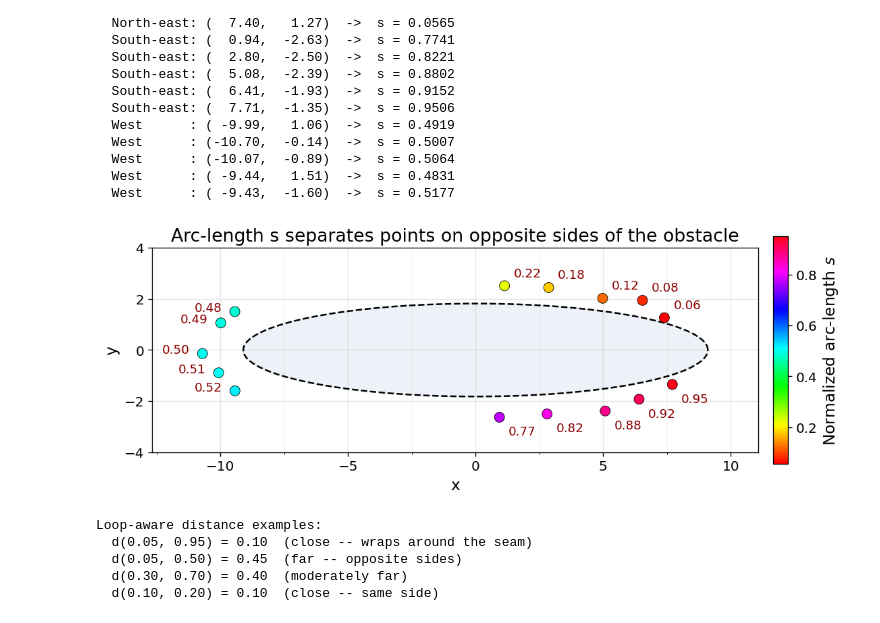
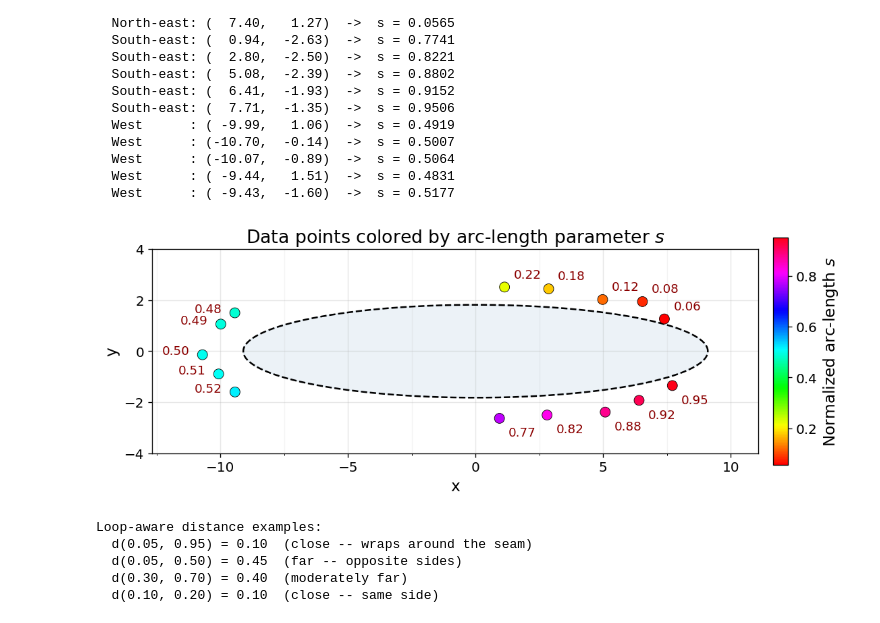
Before and after one commit to Michele-75/obstacle-aware-clustering, a Jupyter notebook: notebooks/01_toy_problem_ellipse.ipynb, the cells around one changed output. Cells and saved outputs as stored; diff of their text form; code cells hidden in the pictures.

Commit message:
Small graph changes in toy problem notebook

```diff
--- a/notebooks/01_toy_problem_ellipse.ipynb
+++ b/notebooks/01_toy_problem_ellipse.ipynb
@@ -36,7 +36,7 @@ plt.rcParams.update({
     'xtick.labelsize': 12,
     'ytick.labelsize': 12,
     'legend.fontsize': 12,
-    'figure.titlesize': 22,
+    'figure.titlesize': 18,
 })
 # Consistent cluster colors for all plots
 CLUSTER_COLORS = ['#e74c3c', '#3498db', '#2ecc71']
@@ -329,35 +329,35 @@ fig, ax = plt.subplots(figsize=(10, 6))
 # HSV colormap wraps around so s=0 and s=1 show the same color,
 # reflecting that the boundary is a closed loop
 scatter = ax.scatter(raw_data[:, 0], raw_data[:, 1], c=s_values, cmap='hsv',
                      s=80, edgecolors='black', linewidth=0.5, zorder=3)
 plt.colorbar(scatter, ax=ax, label='Normalized arc-length $s$',
              shrink=0.5, aspect=15, pad=0.02)
 
 # Label each point with its s value, offsetting by group so labels
 # don't land on neighboring dots
 # 0 = north-east (label above-right), 1 = south-east (below-right), 2 = west (left)
 group_offsets = {0: (8, 8), 1: (8, -16), 2: (-36, 0)}
 
 for (x, y), s, lbl in zip(raw_data, s_values, true_labels):
     ax.annotate(f'{s:.2f}', (x, y), textcoords='offset points',
                 xytext=group_offsets[lbl], fontsize=11, color='darkred')
 
 ax.plot(boundary_pts[:, 0], boundary_pts[:, 1], 'k--', linewidth=1.5)
 ax.fill(boundary_pts[:, 0], boundary_pts[:, 1], alpha=0.1, color='steelblue')
 
 ax.set_xlabel('x')
 ax.set_ylabel('y')
-ax.set_title('Arc-length s separates points on opposite sides of the obstacle')
+ax.set_title('Data points colored by arc-length parameter $s$')
 ax.set_aspect('equal')
 ax.set_ylim(-4, 4)
 ax.xaxis.set_minor_locator(AutoMinorLocator(2))   # 2 = one minor per major interval
 ax.grid(True, which='major', alpha=0.3)
 ax.grid(True, which='minor', alpha=0.15)
 ax.margins(0.1)
 plt.tight_layout()
 plt.show()
 # %% [output]
-[figure, old version]
+[figure, new version]
 # %%
 # Demonstrate loop-aware distance
 print('Loop-aware distance examples:')
```
